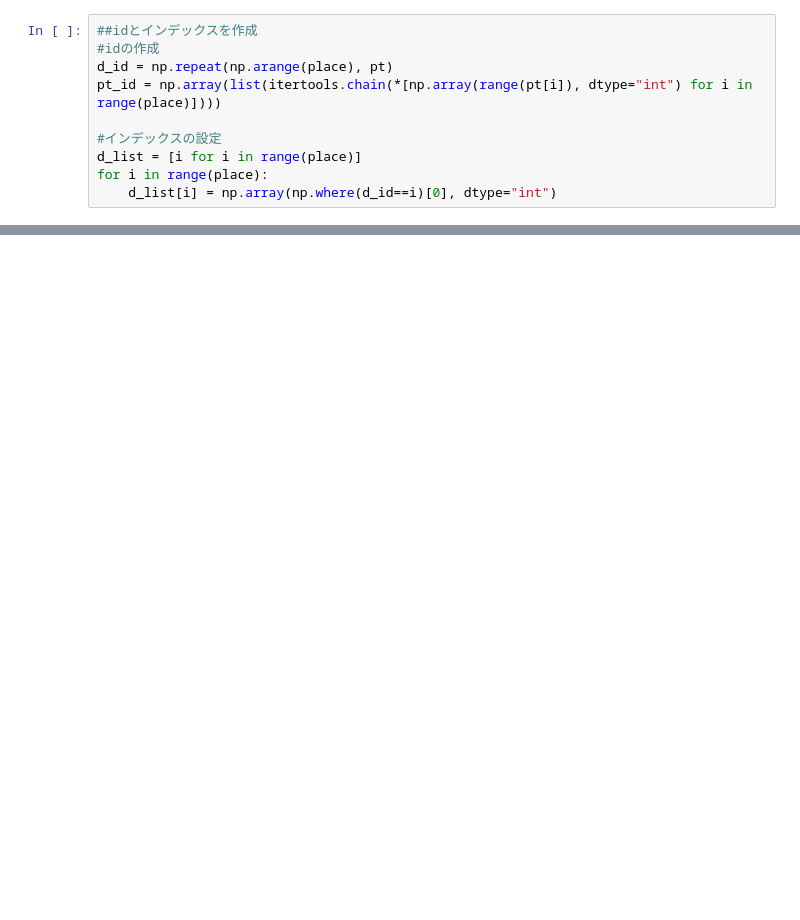
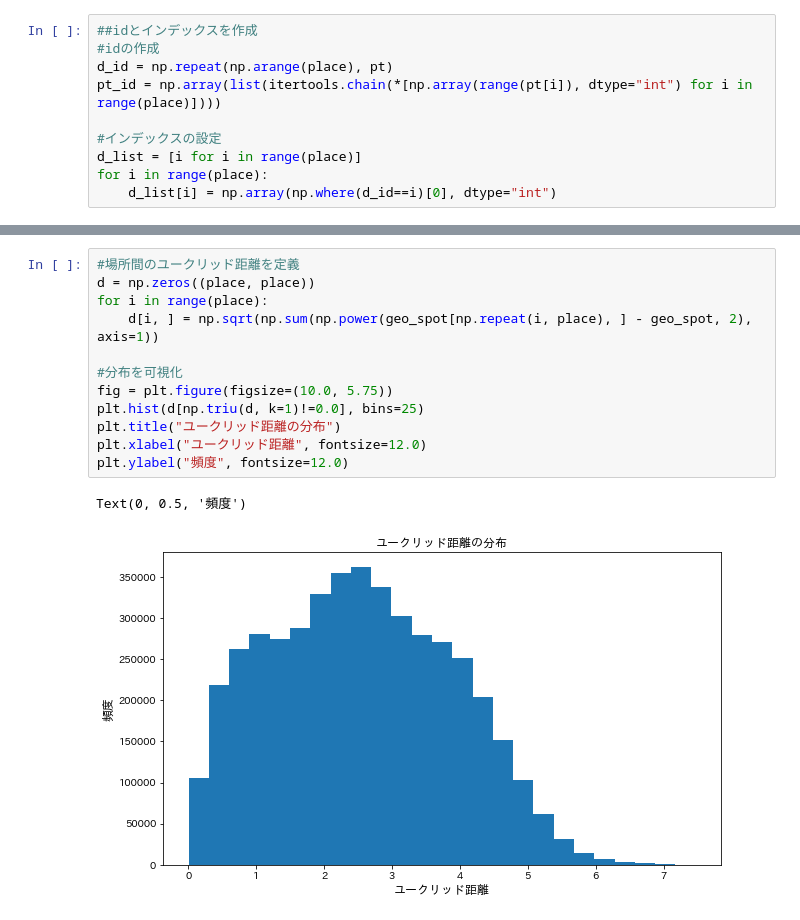
Before and after one commit to shiny-colors/Machine_Learning_Python, a Jupyter notebook: Gaussian_Process_Spatio_Temporal_point_model.ipynb, the cells around one changed output, grey strips where cells are left out. Saved outputs shown, nothing was run; the diff lists cells and outputs as text; blank space fills up the shorter version.

```diff
--- a/Gaussian_Process_Spatio_Temporal_point_model.ipynb
+++ b/Gaussian_Process_Spatio_Temporal_point_model.ipynb
@@ -134,0 +150,15 @@ array([[150, 150, 150, 150, 150],
+# %%
+#場所間のユークリッド距離を定義
+d = np.zeros((place, place))
+for i in range(place):
+    d[i, ] = np.sqrt(np.sum(np.power(geo_spot[np.repeat(i, place), ] - geo_spot, 2), axis=1))
+
+#分布を可視化
+fig = plt.figure(figsize=(10.0, 5.75))
+plt.hist(d[np.triu(d, k=1)!=0.0], bins=25)
+plt.title("ユークリッド距離の分布")
+plt.xlabel("ユークリッド距離", fontsize=12.0)
+plt.ylabel("頻度", fontsize=12.0)
+# %% [output]
+Text(0, 0.5, '頻度')
+[figure, added]
```
Also changed, not shown: parts of 6 cells of this notebook.
